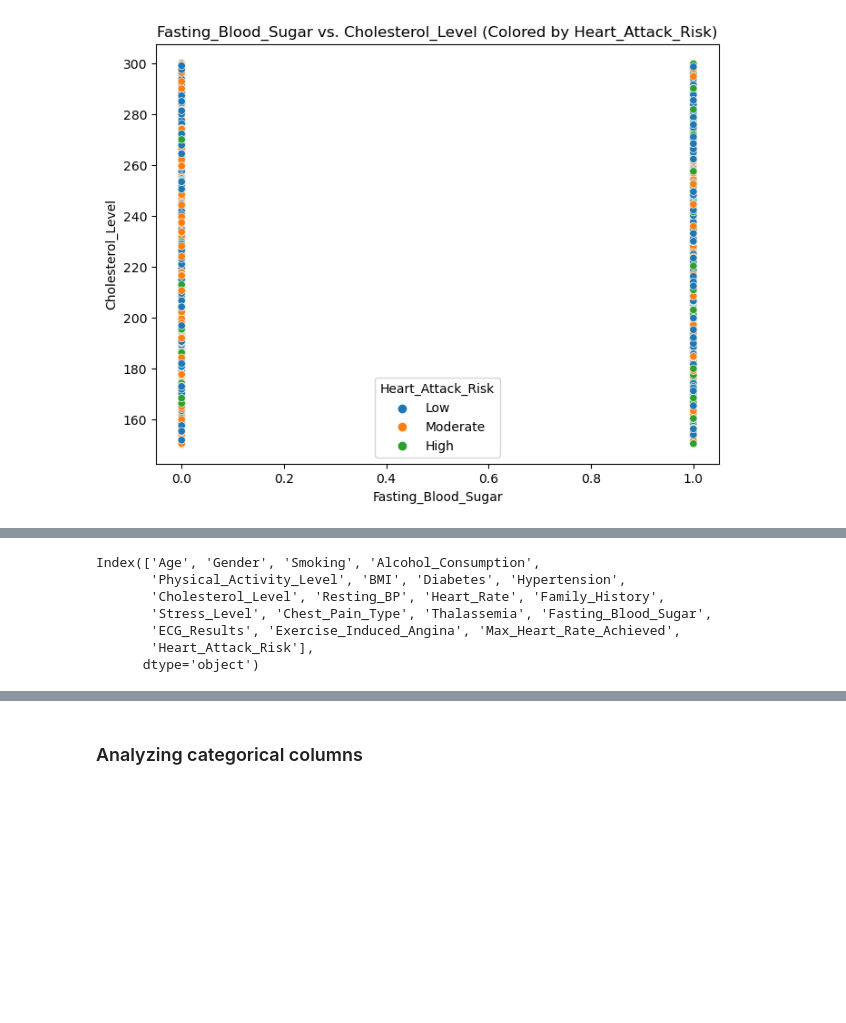
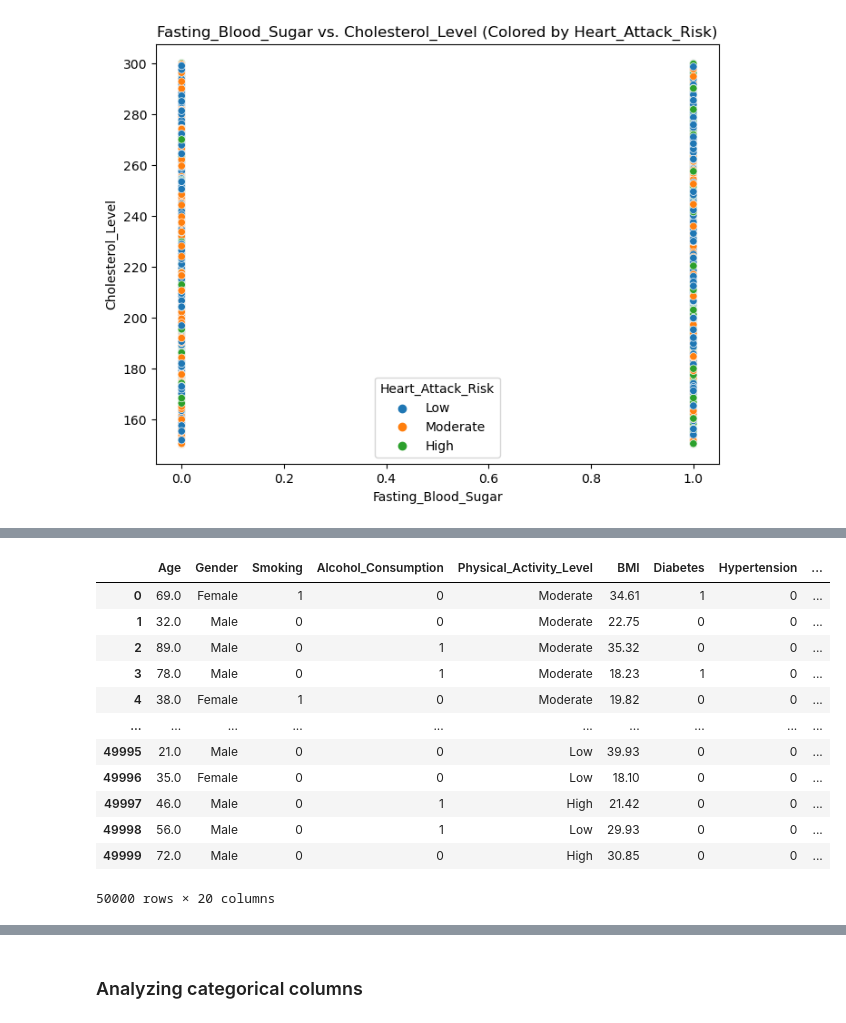
Before and after one commit to ribesh9/data-science, a Jupyter notebook: Ribesh lab for data mining/Ribeshlab3.ipynb, the cells around one changed output, grey strips where cells are left out. Drawn from its saved outputs; the diff is of its cells as text; code cells hidden in the pictures; blank space fills up the shorter version.

```diff
--- a/Ribesh lab for data mining/Ribeshlab3.ipynb
+++ b/Ribesh lab for data mining/Ribeshlab3.ipynb
@@ -158,12 +152,18 @@ plt.show()
 # %%
-df.columns
+data
 # %% [output]
+|  | Age | Gender | Smoking | Alcohol_Consumption | Physical_Activity_Level | BMI | Diabetes | Hypertension | ... |
+| 0 | 69.0 | Female | 1 | 0 | Moderate | 34.61 | 1 | 0 | ... |
+| 1 | 32.0 | Male | 0 | 0 | Moderate | 22.75 | 0 | 0 | ... |
+| 2 | 89.0 | Male | 0 | 1 | Moderate | 35.32 | 0 | 0 | ... |
+| 3 | 78.0 | Male | 0 | 1 | Moderate | 18.23 | 1 | 0 | ... |
+| 4 | 38.0 | Female | 1 | 0 | Moderate | 19.82 | 0 | 0 | ... |
+| ... | ... | ... | ... | ... | ... | ... | ... | ... | ... |
+| 49995 | 21.0 | Male | 0 | 0 | Low | 39.93 | 0 | 0 | ... |
+| 49996 | 35.0 | Female | 0 | 0 | Low | 18.10 | 0 | 0 | ... |
+| 49997 | 46.0 | Male | 0 | 1 | High | 21.42 | 0 | 0 | ... |
+| 49998 | 56.0 | Male | 0 | 1 | Low | 29.93 | 0 | 0 | ... |
+| 49999 | 72.0 | Male | 0 | 0 | High | 30.85 | 0 | 0 | ... |
-Index(['Age', 'Gender', 'Smoking', 'Alcohol_Consumption',
-       'Physical_Activity_Level', 'BMI', 'Diabetes', 'Hypertension',
-       'Cholesterol_Level', 'Resting_BP', 'Heart_Rate', 'Family_History',
-       'Stress_Level', 'Chest_Pain_Type', 'Thalassemia', 'Fasting_Blood_Sugar',
-       'ECG_Results', 'Exercise_Induced_Angina', 'Max_Heart_Rate_Achieved',
-       'Heart_Attack_Risk'],
-      dtype='object')
+50000 rows × 20 columns
 # %%
 # Clean column names by stripping spaces
```
Also changed, not shown: parts of 32 cells of this notebook, 1 other file.
